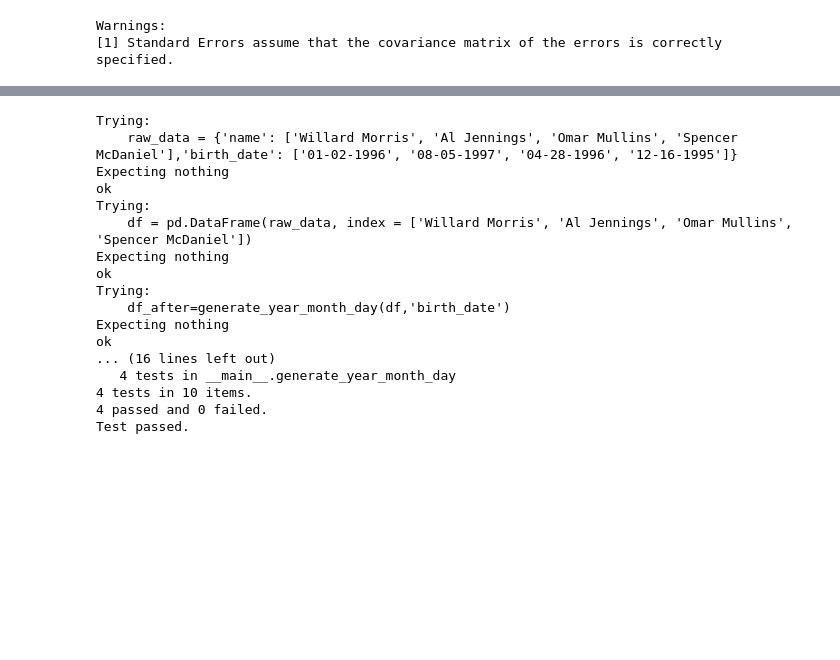
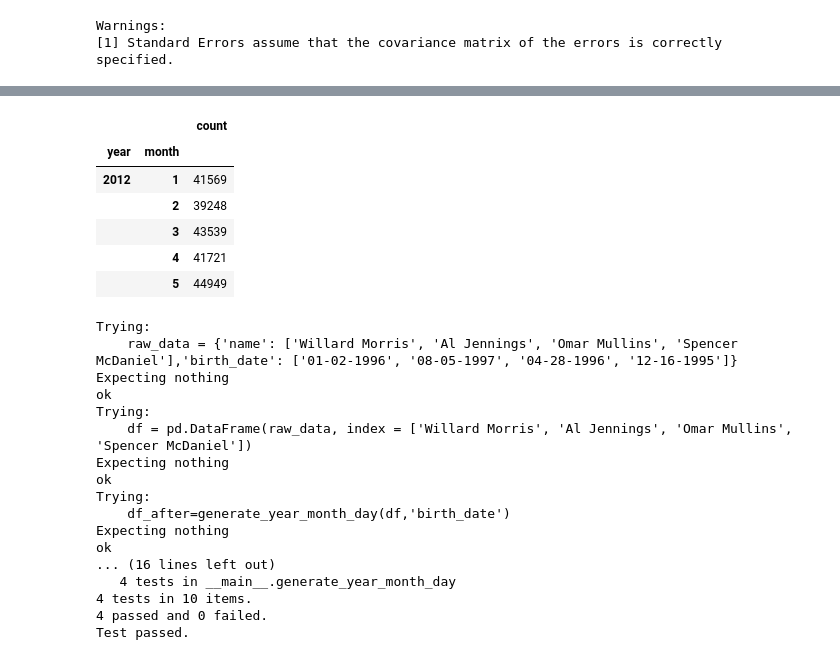
Before and after one commit to AprilW048/Final_Project, a Jupyter notebook: Weatherindex_and_Crime.ipynb, the cells around one changed output, grey strips where cells are left out. Drawn from its saved outputs; the diff is of its cells as text; code cells hidden in the pictures; blank space fills up the shorter version.

```diff
--- a/Weatherindex_and_Crime.ipynb
+++ b/Weatherindex_and_Crime.ipynb
@@ -770,3 +819,14 @@ Warnings:
+# %%
+NY_monthly_crime=FUNC.crime_count(NY_crime, 'RPT_DT','month')
+NY_monthly_crime.head()
+# %% [output]
+|  |  | count |
+| year | month |  |
+| 2012 | 1 | 41569 |
+|  | 2 | 39248 |
+|  | 3 | 43539 |
+|  | 4 | 41721 |
+|  | 5 | 44949 |
 # %%
 import doctest
 doctest.testmod(verbose=True)
```
Also changed, not shown: parts of 15 cells of this notebook, 1 other file.
